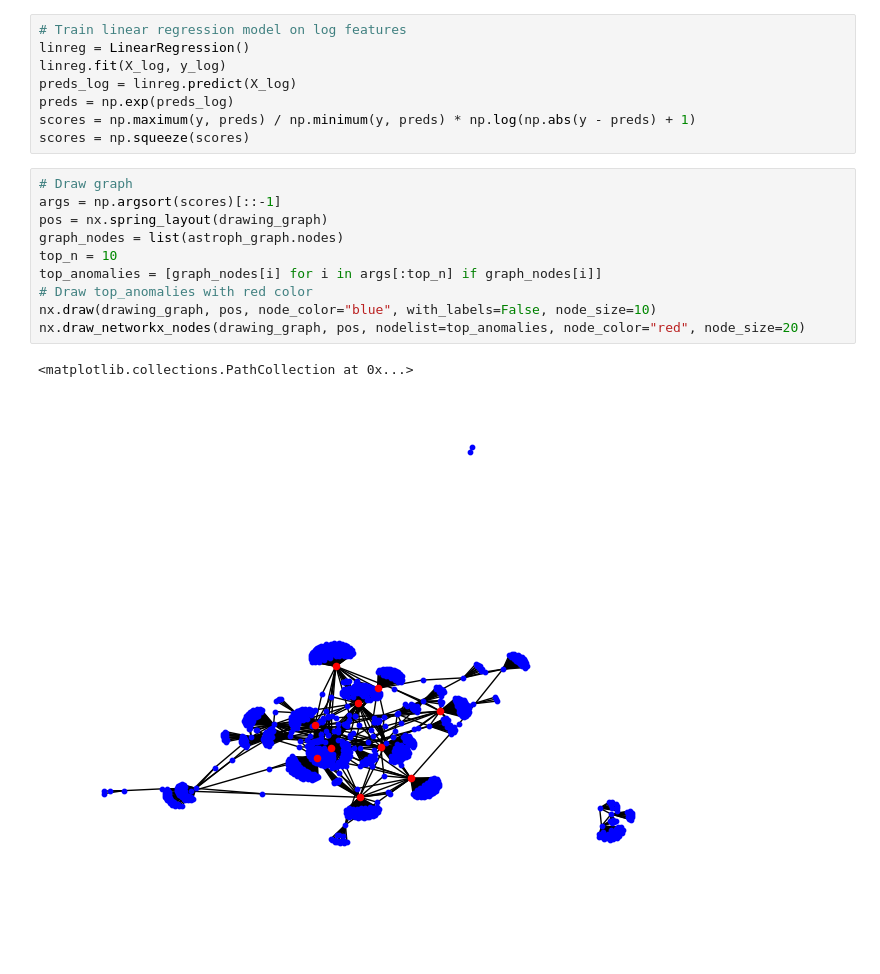
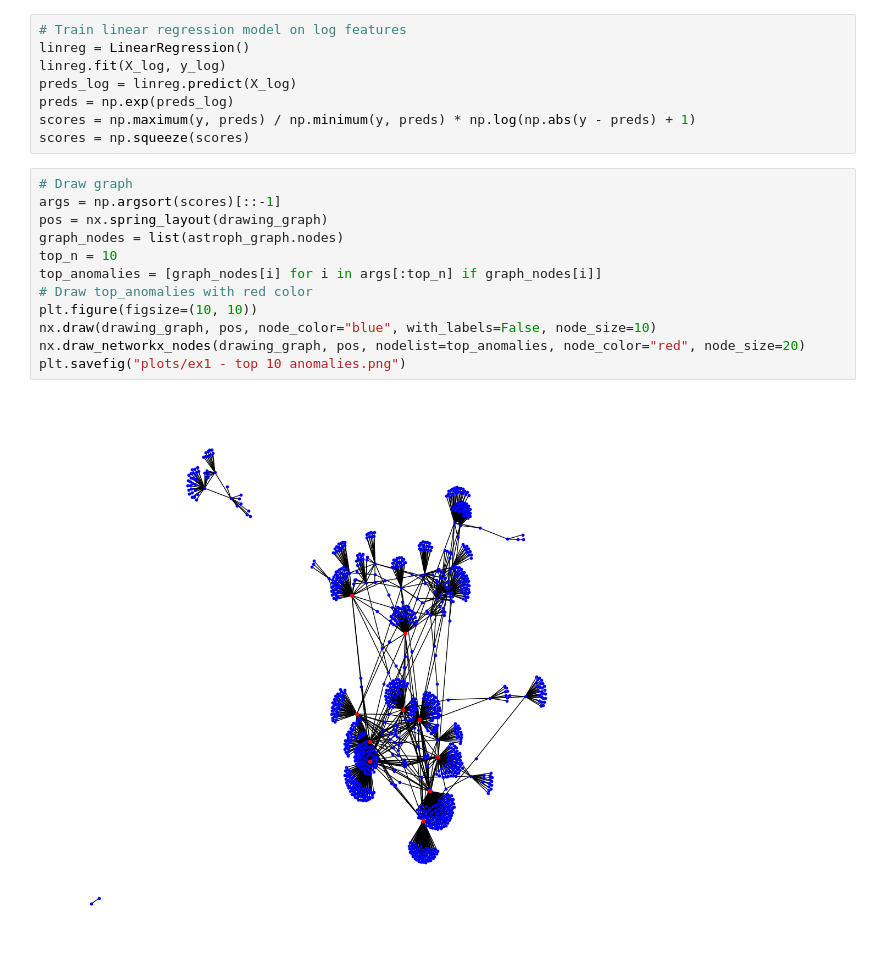
Before and after one commit to popastefan10/AnomalyDetectionLab, a Jupyter notebook: Lab 6/ex1.ipynb, the cells around one changed output. Drawn from its saved outputs; the diff is of its cells as text; blank space fills up the shorter version.

Commit message:
Save plots and fix bug with LOF

```diff
--- a/Lab 6/ex1.ipynb
+++ b/Lab 6/ex1.ipynb
@@ -60,14 +61,15 @@ scores = np.squeeze(scores)
 # %%
 # Draw graph
 args = np.argsort(scores)[::-1]
 pos = nx.spring_layout(drawing_graph)
 graph_nodes = list(astroph_graph.nodes)
 top_n = 10
 top_anomalies = [graph_nodes[i] for i in args[:top_n] if graph_nodes[i]]
 # Draw top_anomalies with red color
+plt.figure(figsize=(10, 10))
 nx.draw(drawing_graph, pos, node_color="blue", with_labels=False, node_size=10)
 nx.draw_networkx_nodes(drawing_graph, pos, nodelist=top_anomalies, node_color="red", node_size=20)
+plt.savefig("plots/ex1 - top 10 anomalies.png")
 # %% [output]
-<matplotlib.collections.PathCollection at 0x...>
-[figure, old version]
+[figure, new version]
 # %%
```
Also changed, not shown: parts of 2 cells of this notebook, 2 other files.
